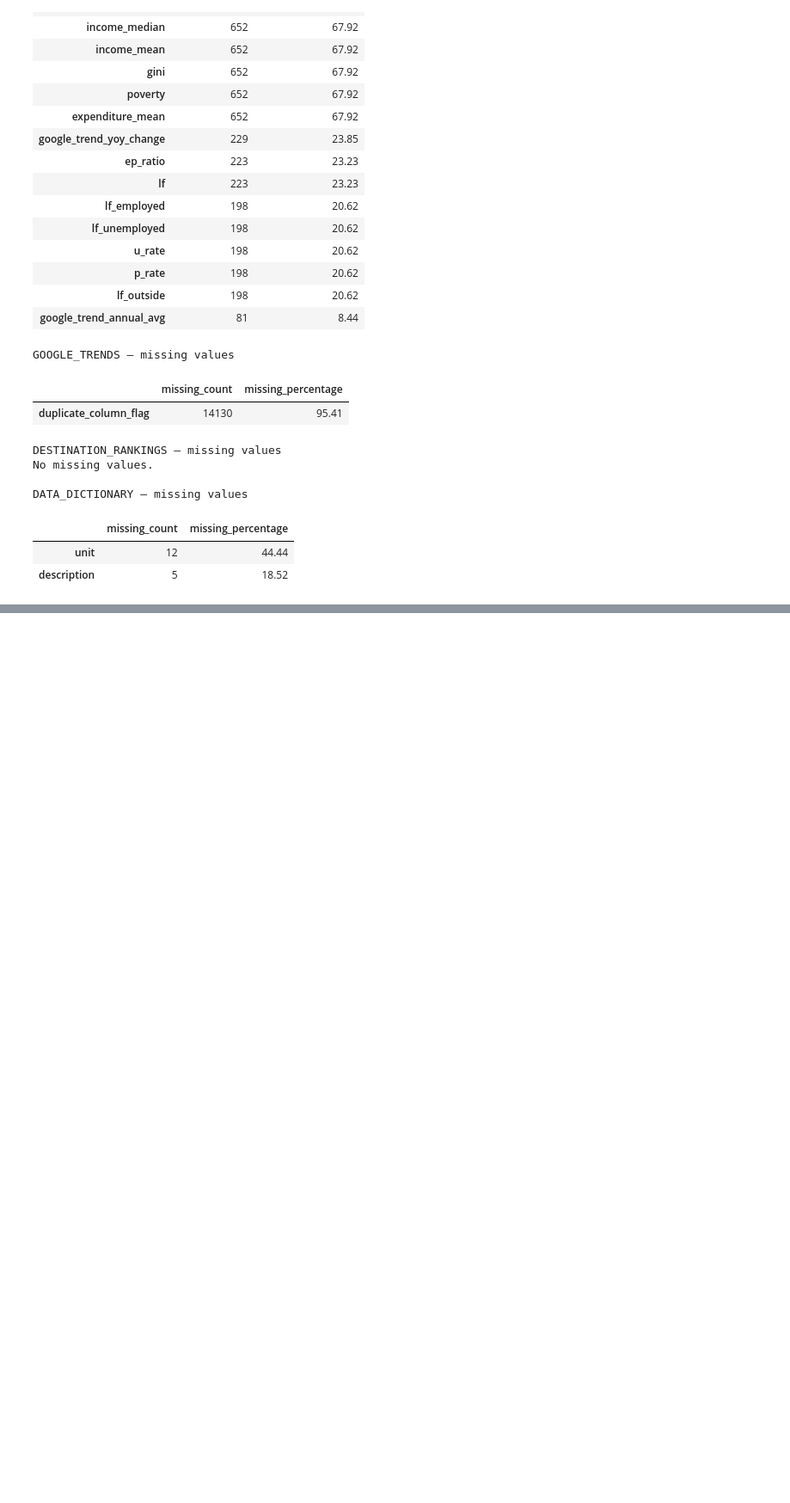
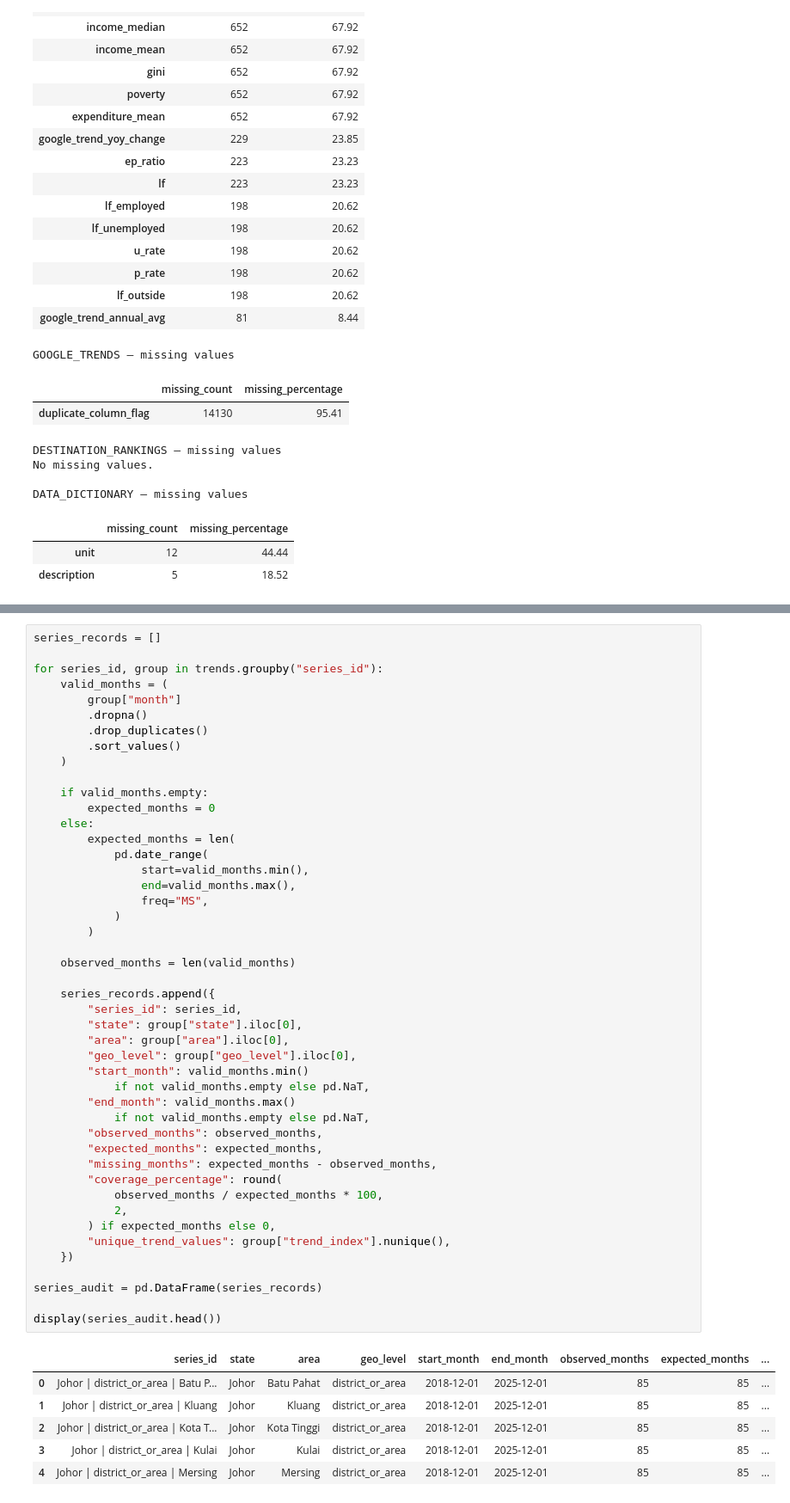
Before and after one commit to Nadsyuhamus/Databladez_Tourism, a Jupyter notebook: 01_data_audit.ipynb, the cells around one changed output, grey strips where cells are left out. Shown at 86% size. Drawn from its saved outputs; the diff is of its cells as text; blank space fills up the shorter version.

```diff
--- a/01_data_audit.ipynb
+++ b/01_data_audit.ipynb
@@ -258,0 +386,53 @@ DATA_DICTIONARY — missing values
+# %%
+series_records = []
+
+for series_id, group in trends.groupby("series_id"):
+    valid_months = (
+        group["month"]
+        .dropna()
+        .drop_duplicates()
+        .sort_values()
+    )
+
+    if valid_months.empty:
+        expected_months = 0
+    else:
+        expected_months = len(
+            pd.date_range(
+                start=valid_months.min(),
+                end=valid_months.max(),
+                freq="MS",
+            )
+        )
+
+    observed_months = len(valid_months)
+
+    series_records.append({
+        "series_id": series_id,
+        "state": group["state"].iloc[0],
+        "area": group["area"].iloc[0],
+        "geo_level": group["geo_level"].iloc[0],
+        "start_month": valid_months.min()
+            if not valid_months.empty else pd.NaT,
+        "end_month": valid_months.max()
+            if not valid_months.empty else pd.NaT,
+        "observed_months": observed_months,
+        "expected_months": expected_months,
+        "missing_months": expected_months - observed_months,
+        "coverage_percentage": round(
+            observed_months / expected_months * 100,
+            2,
+        ) if expected_months else 0,
+        "unique_trend_values": group["trend_index"].nunique(),
+    })
+
+series_audit = pd.DataFrame(series_records)
+
+display(series_audit.head())
+# %% [output]
+|  | series_id | state | area | geo_level | start_month | end_month | observed_months | expected_months | ... |
+| 0 | Johor | district_or_area | Batu P... | Johor | Batu Pahat | district_or_area | 2018-12-01 | 2025-12-01 | 85 | 85 | ... |
+| 1 | Johor | district_or_area | Kluang | Johor | Kluang | district_or_area | 2018-12-01 | 2025-12-01 | 85 | 85 | ... |
+| 2 | Johor | district_or_area | Kota T... | Johor | Kota Tinggi | district_or_area | 2018-12-01 | 2025-12-01 | 85 | 85 | ... |
+| 3 | Johor | district_or_area | Kulai | Johor | Kulai | district_or_area | 2018-12-01 | 2025-12-01 | 85 | 85 | ... |
+| 4 | Johor | district_or_area | Mersing | Johor | Mersing | district_or_area | 2018-12-01 | 2025-12-01 | 85 | 85 | ... |
```
Also changed, not shown: parts of 6 cells of this notebook.
